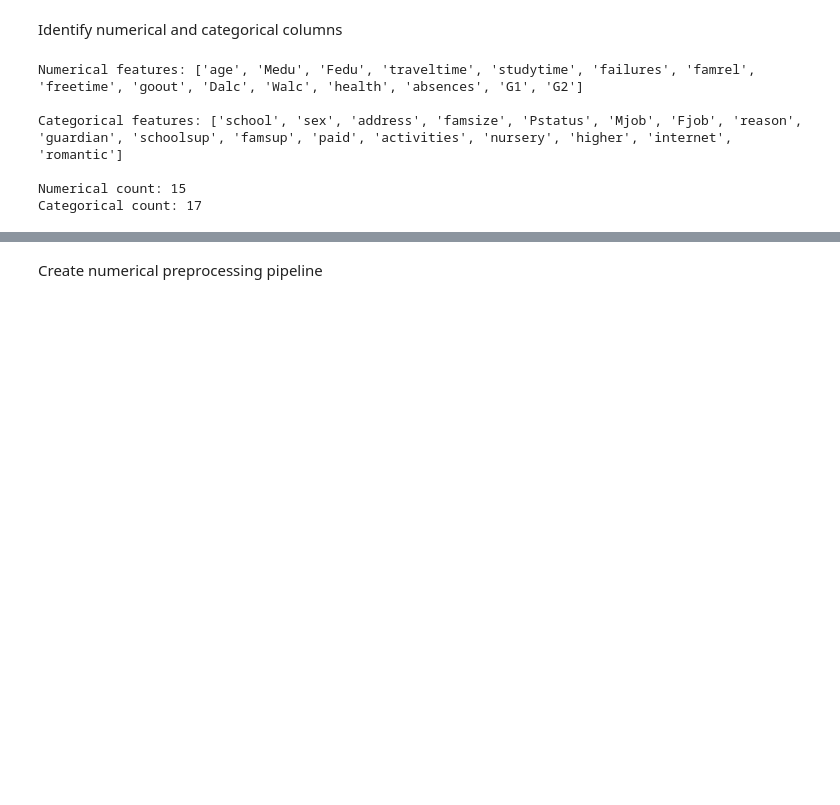
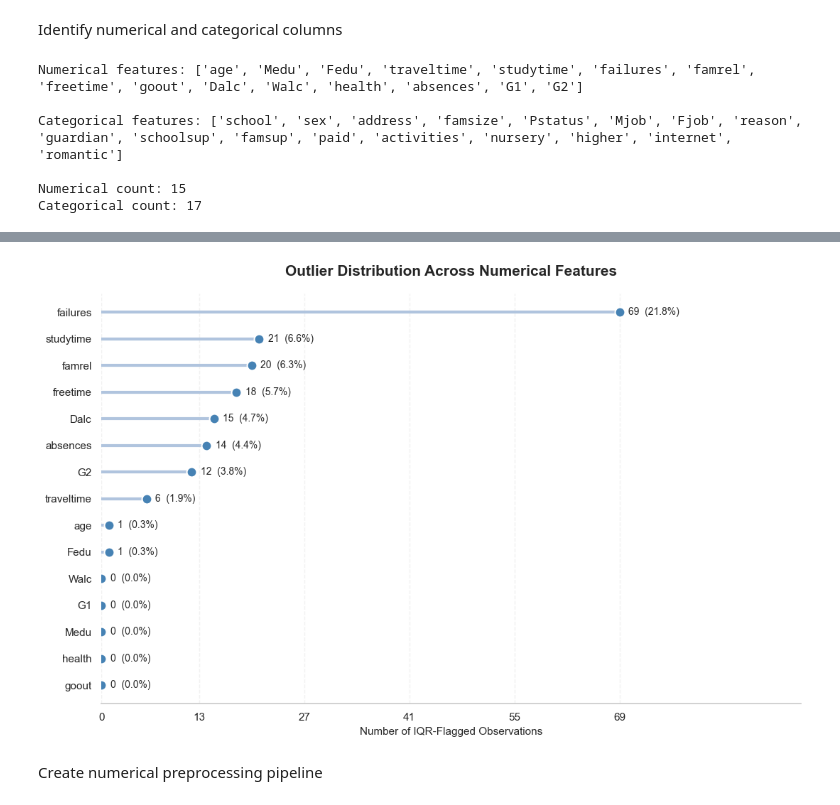
Before and after one commit to sadeepnimsara555-del/ML-Assigment, a Jupyter notebook: Notebooks/math_pipline.ipynb, the cells around one changed output, grey strips where cells are left out. Cells and saved outputs as stored; diff of their text form; code cells hidden in the pictures; blank space fills up the shorter version.

```diff
--- a/Notebooks/math_pipline.ipynb
+++ b/Notebooks/math_pipline.ipynb
@@ -309,0 +367,80 @@ Categorical count: 17
+# %%
+import matplotlib.pyplot as plt
+import numpy as np
+
+# Sort features by outlier count
+plot_df = outlier_df.sort_values(
+    "Outlier Count",
+    ascending=True
+).reset_index(drop=True)
+
+fig, ax = plt.subplots(figsize=(11, 7))
+
+y_positions = np.arange(len(plot_df))
+counts = plot_df["Outlier Count"].to_numpy()
+percentages = plot_df["Outlier Percentage"].to_numpy()
+
+# Draw horizontal lines
+ax.hlines(
+    y=y_positions,
+    xmin=0,
+    xmax=counts,
+    color="lightsteelblue",
+    linewidth=3
+)
+
+# Draw points
+ax.scatter(
+    counts,
+    y_positions,
+    s=100,
+    color="steelblue",
+    edgecolors="white",
+    linewidths=1.5,
+    zorder=3
+)
+
+# Display count and percentage labels
+for i, (count, percentage) in enumerate(
+    zip(counts, percentages)
+):
+    ax.annotate(
+        f"{count}  ({percentage:.1f}%)",
+        xy=(count, i),
+        xytext=(9, 0),
+        textcoords="offset points",
+        va="center",
+        fontsize=10,
+        fontweight="medium"
+    )
+
+ax.set_yticks(y_positions)
+ax.set_yticklabels(plot_df["Feature"], fontsize=11)
+
+ax.set_xlabel("Number of IQR-Flagged Observations", fontsize=11)
+ax.set_ylabel("")
+
+ax.set_title(
+    "Outlier Distribution Across Numerical Features",
+    fontsize=15,
+    fontweight="bold",
+    pad=18
+)
+
+ax.set_xlim(0, max(counts.max() * 1.35, 1))
+ax.set_xticks(
+    np.linspace(0, max(counts.max(), 1), 6).astype(int)
+)
+
+ax.grid(axis="x", linestyle="--", alpha=0.25)
+ax.grid(axis="y", visible=False)
+
+ax.spines["top"].set_visible(False)
+ax.spines["right"].set_visible(False)
+ax.spines["left"].set_visible(False)
+
+plt.tight_layout()
+
+save_plot("Outlier_Count_Comparison.png")
+# %% [output]
+[figure, added]
```
Also changed, not shown: parts of 24 cells of this notebook, 28 other files.
